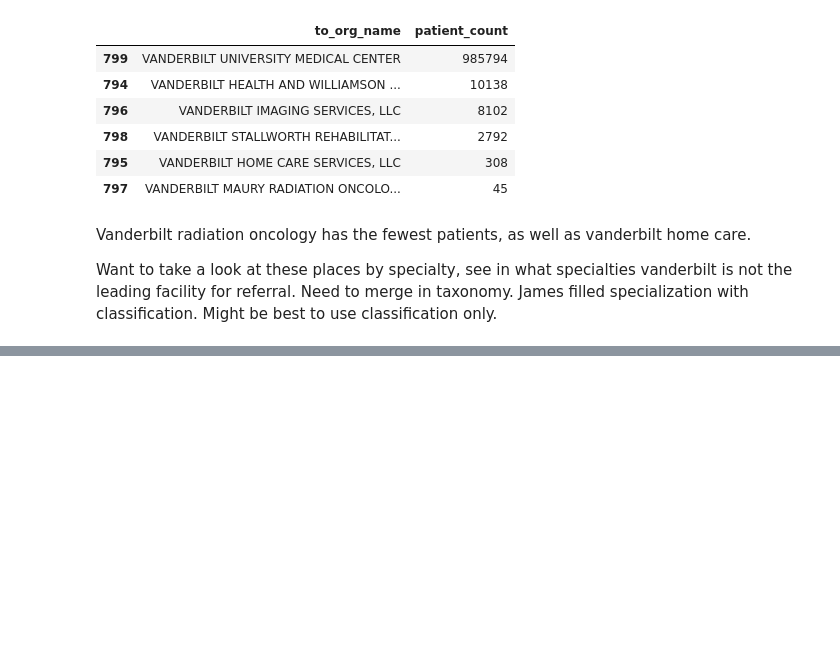
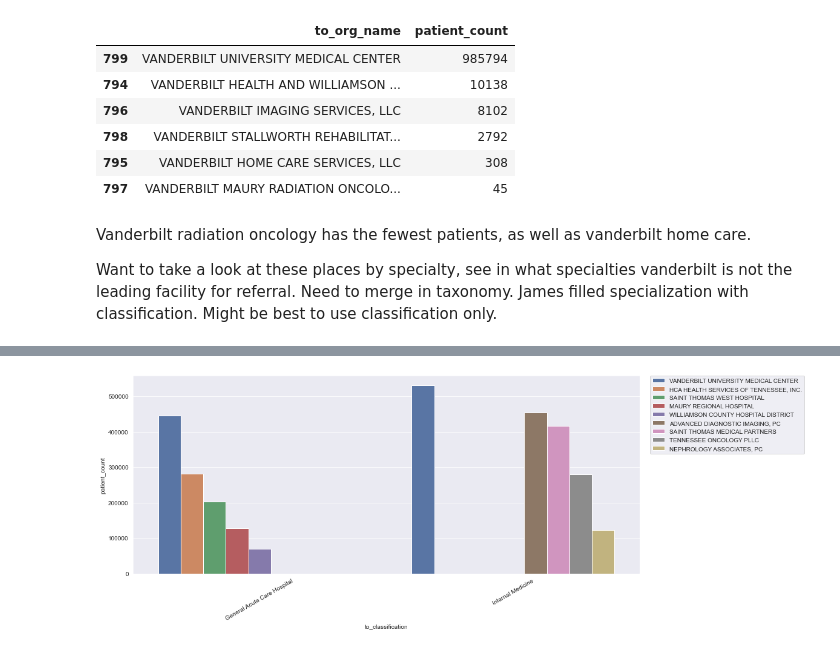
Before and after one commit to nss-data-science-cohort-5/hop_team-hot_pretzels, a Jupyter notebook: hop_teaming_analysis.ipynb, the cells around one changed output, grey strips where cells are left out. Cells and saved outputs as stored; diff of their text form; code cells hidden in the pictures; blank space fills up the shorter version.

```diff
--- a/hop_teaming_analysis.ipynb
+++ b/hop_teaming_analysis.ipynb
@@ -417,0 +521,6 @@ Want to take a look at these places by specialty, see in what specialties vander
+# %%
+tax_hop_grouped_sorted = tax_hop_grouped.groupby(['to_classification']).apply(lambda x: x.sort_values(["patient_count"], ascending = False))
+# %%
+tax_hop_grouped_sorted = tax_hop_grouped_sorted.reset_index(drop = True)
+# %%
+tax_hop_grouped_sorted = tax_hop_grouped_sorted.groupby('to_classification').head(5)
@@ -417,0 +542,12 @@ Want to take a look at these places by specialty, see in what specialties vander
+# %%
+top_5_vandy = tax_hop_grouped_sorted[tax_hop_grouped_sorted['to_org_name'].str.contains('VANDERBILT')]['to_classification'].to_list()
+# %%
+ax = sns.barplot(x = 'to_classification',
+                 y= 'patient_count',
+                 hue = 'to_org_name',
+                data = tax_hop_grouped_sorted[tax_hop_grouped_sorted['to_classification'].isin(top_5_vandy[0:2])])
+plt.legend(bbox_to_anchor=(1.02, 1), loc='upper left', borderaxespad=0)
+ax.set_xticklabels(ax.get_xticklabels(),rotation = 30)
+sns.set({'figure.figsize':(15,6)});
+# %% [output]
+[figure, added]
```
Also changed, not shown: parts of 43 cells of this notebook.
